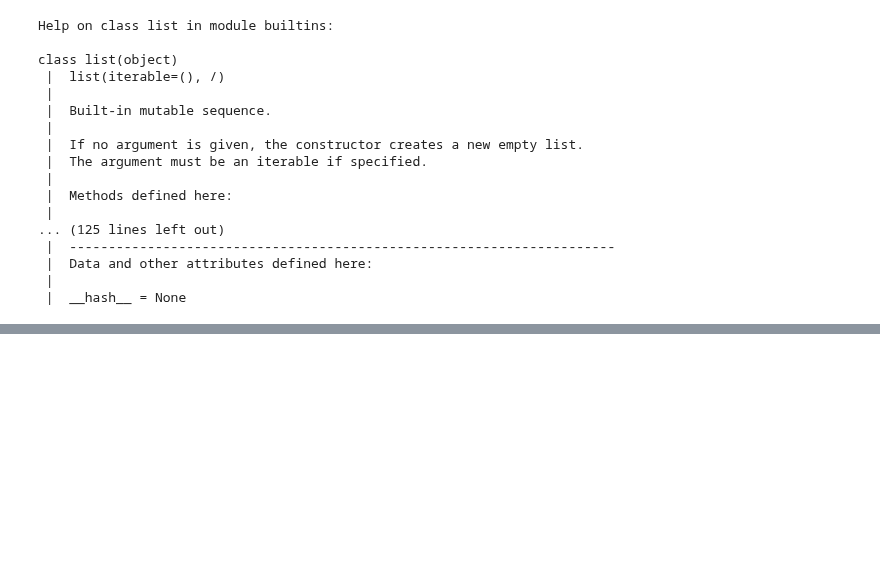
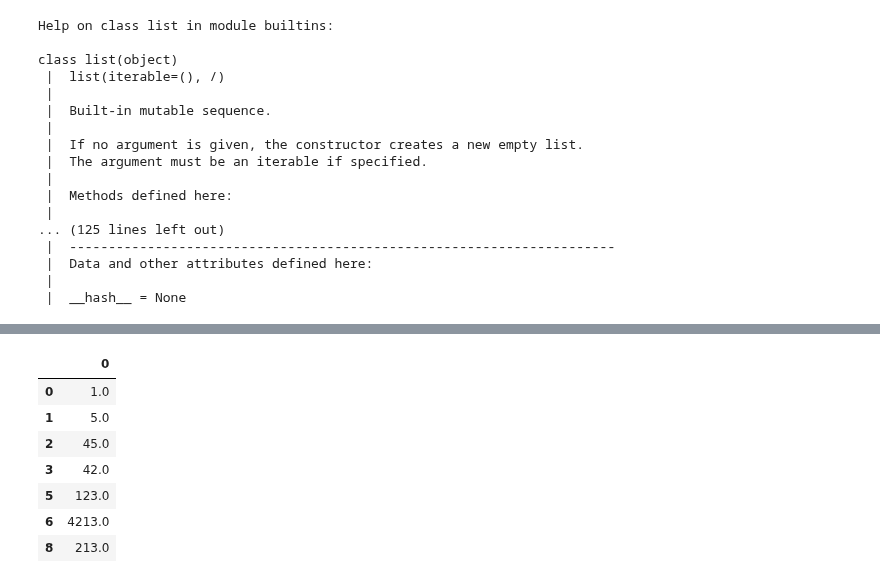
Before and after one commit to abdullahcayde/DataEngineerBootCamp, a Jupyter notebook: 6_140_OOP_.ipynb, the cells around one changed output, grey strips where cells are left out. Drawn from its saved outputs; the diff is of its cells as text; code cells hidden in the pictures; blank space fills up the shorter version.

```diff
--- a/6_140_OOP_.ipynb
+++ b/6_140_OOP_.ipynb
@@ -146,0 +821,7 @@ class list(object)
+# %%
+#original
+list_4 = [1, 5, 45, 42, None, 123, 4213, None, 213]
+
+df1 = pd.DataFrame(data = list_4)
+
+df1.head()
@@ -146,0 +846,14 @@ class list(object)
+# %%
+### Insert your code here
+
+df2 = df1.dropna()
+df2
+# %% [output]
+|  | 0 |
+| 0 | 1.0 |
+| 1 | 5.0 |
+| 2 | 45.0 |
+| 3 | 42.0 |
+| 5 | 123.0 |
+| 6 | 4213.0 |
+| 8 | 213.0 |
```
Also changed, not shown: parts of 75 cells of this notebook, 15 other files.
